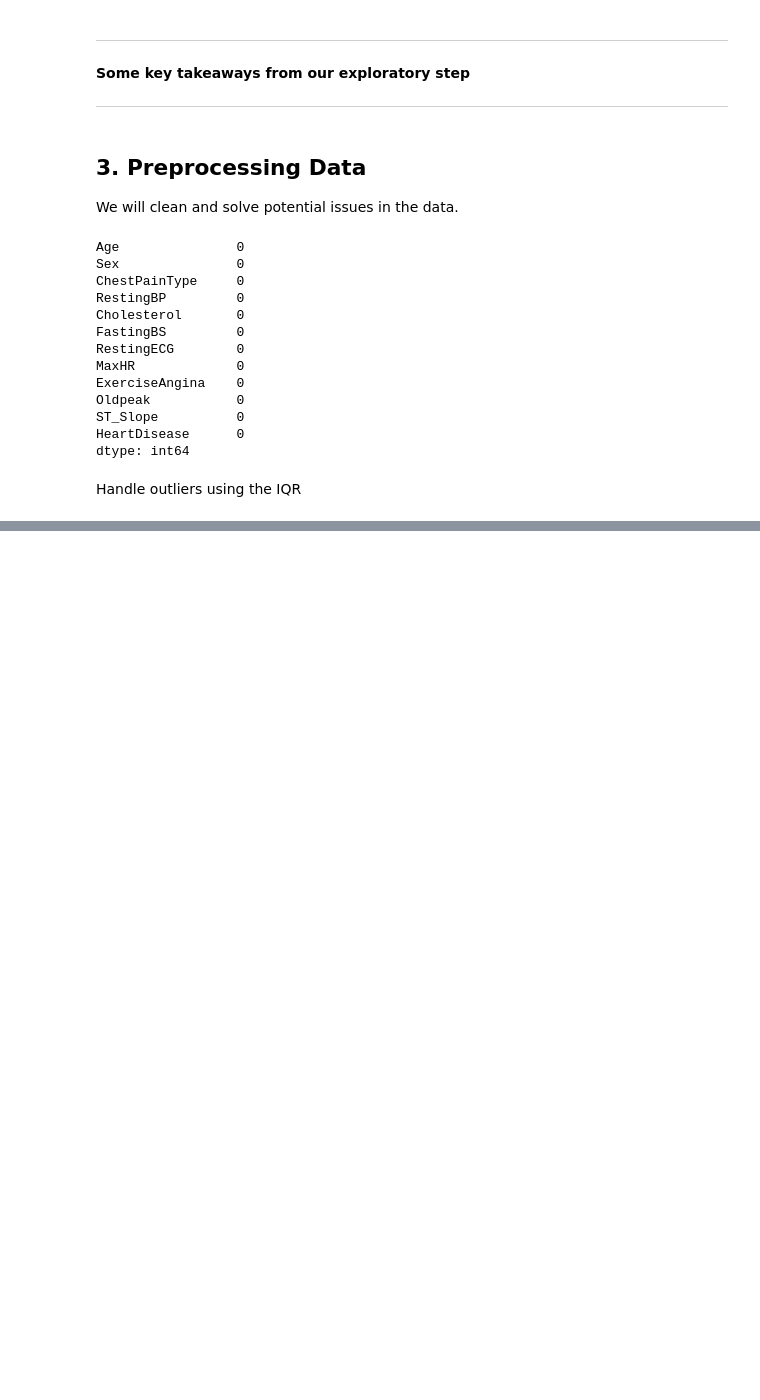
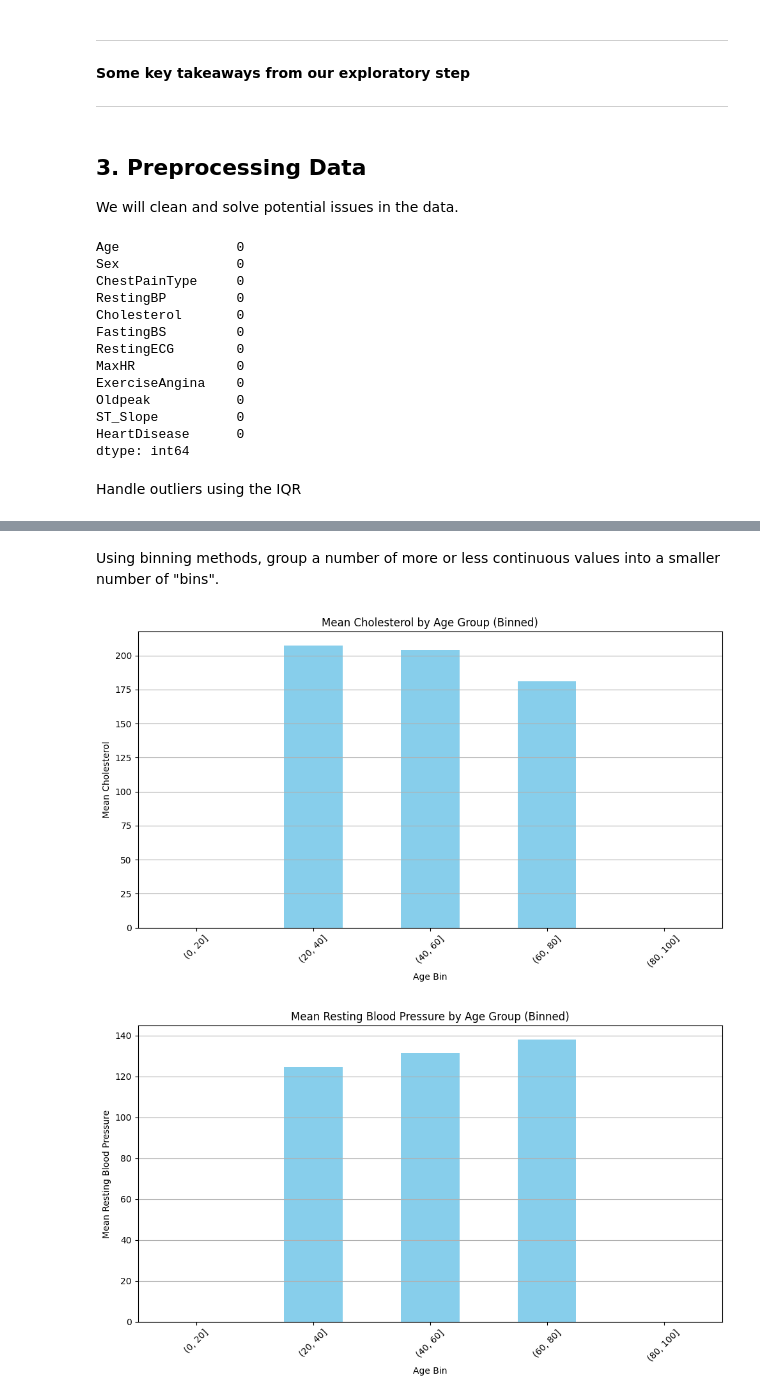
Before and after one commit to gurvirboparai/heartfailureML, a Jupyter notebook: heartfailure.ipynb, the cells around one changed output, grey strips where cells are left out. Cells and saved outputs as stored; diff of their text form; code cells hidden in the pictures; blank space fills up the shorter version.

```diff
--- a/heartfailure.ipynb
+++ b/heartfailure.ipynb
@@ -212,0 +247,39 @@ df_no_outlier.describe()
+# %% [markdown]
+Using binning methods, group a number of more or less continuous values into a smaller number of "bins".
+# %%
+# Define the bin edges
+bin_edges = [0, 20, 40, 60, 80, 100]
+
+# Cut the Age column into bins
+df['AgeBin'] = pd.cut(df['Age'], bins=bin_edges)
+
+# Calculate the mean Cholesterol for each AgeBin
+age_group_means = df.groupby('AgeBin')['Cholesterol'].mean()
+
+# Plotting
+plt.figure(figsize=(10, 6))
+age_group_means.plot(kind='bar', color='skyblue')
+plt.title('Mean Cholesterol by Age Group (Binned)')
+plt.xlabel('Age Bin')
+plt.ylabel('Mean Cholesterol')
+plt.xticks(rotation=45)
+plt.grid(axis='y')
+plt.tight_layout()
+plt.show()
+
+# Calculate the mean RestingBP for each AgeBin
+age_group_means = df.groupby('AgeBin')['RestingBP'].mean()
+
+# Plotting
+plt.figure(figsize=(10, 6))
+age_group_means.plot(kind='bar', color='skyblue')
+plt.title('Mean Resting Blood Pressure by Age Group (Binned)')
+plt.xlabel('Age Bin')
+plt.ylabel('Mean Resting Blood Pressure')
+plt.xticks(rotation=45)
+plt.grid(axis='y')
+plt.tight_layout()
+plt.show()
+# %% [output]
+[figure, added]
+[figure, added]
```
Also changed, not shown: parts of 2 cells of this notebook.
